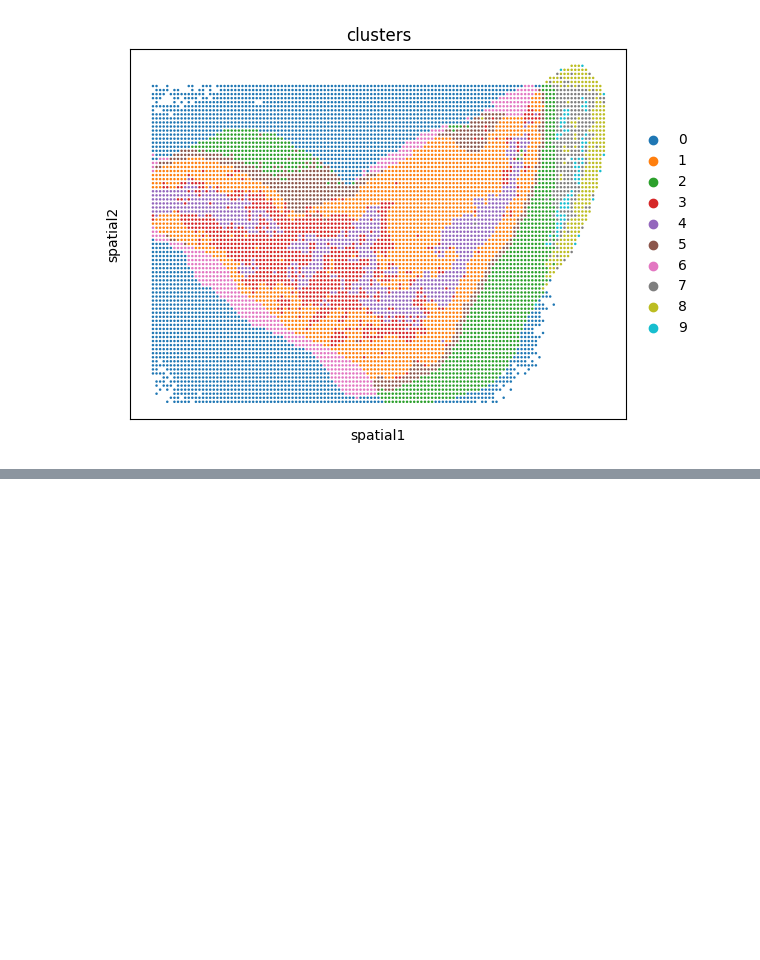
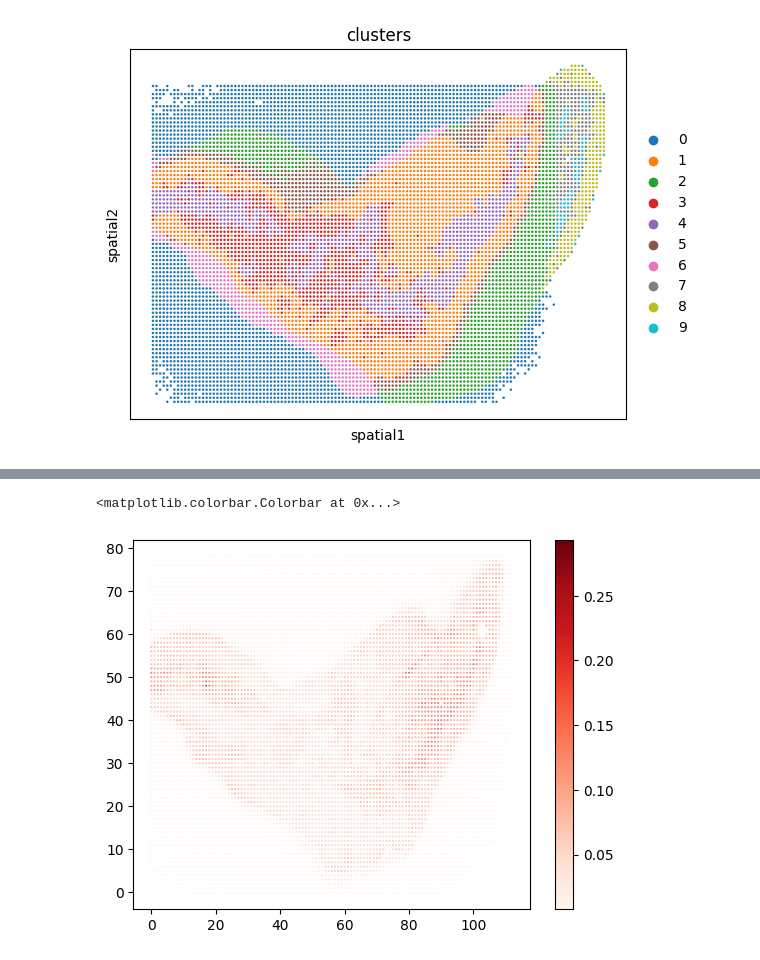
Before and after one commit to cb11711211/sc_st_attention_integration, a Jupyter notebook: pot_fuse_prot_rna.ipynb, the cells around one changed output, grey strips where cells are left out. Saved outputs shown, nothing was run; the diff lists cells and outputs as text; code cells hidden in the pictures; blank space fills up the shorter version.

```diff
--- a/pot_fuse_prot_rna.ipynb
+++ b/pot_fuse_prot_rna.ipynb
@@ -124,0 +151,7 @@ sc.pl.embedding(adata, basis="spatial", color="clusters")
+# %%
+# plot the rna expression, colored with the rna mean expression
+plt.scatter(rna_coordination[:,0], rna_coordination[:,1], marker="o", s = 0.1, c=rna_data.mean(axis=1), cmap="Reds")
+plt.colorbar()
+# %% [output]
+<matplotlib.colorbar.Colorbar at 0x...>
+[figure, added]
```
Also changed, not shown: parts of 6 cells of this notebook.
